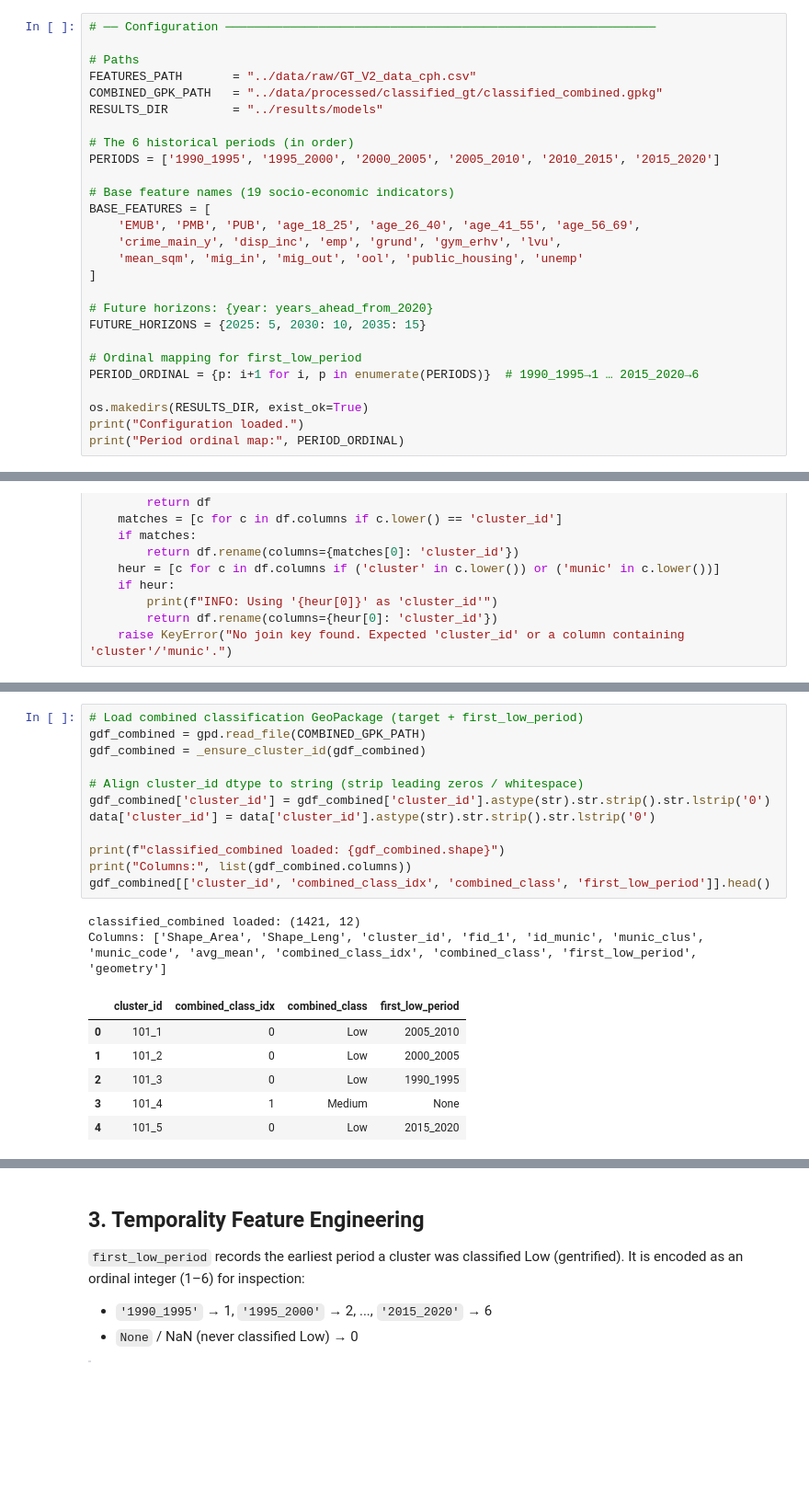
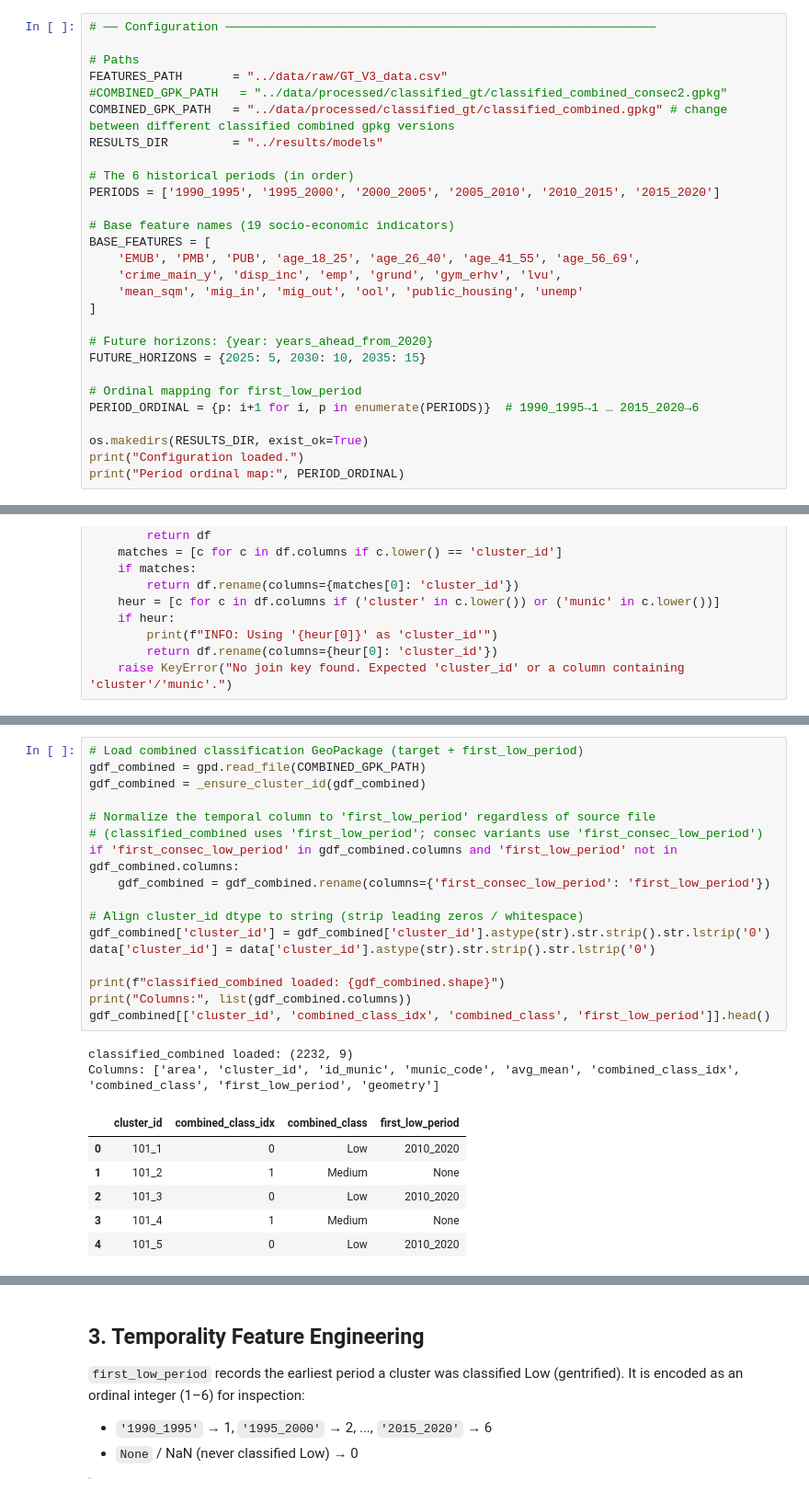
Before and after one commit to jonashansen886-cyber/Gentrification_model_Copenhagen, a Jupyter notebook: notebooks/05_XGBoost_model.ipynb, the cells around one changed output, grey strips where cells are left out. Shown at 92% size. Saved outputs shown, nothing was run; the diff lists cells and outputs as text; blank space fills up the shorter version.

```diff
--- a/notebooks/05_XGBoost_model.ipynb
+++ b/notebooks/05_XGBoost_model.ipynb
@@ -32,8 +32,9 @@ from sklearn.utils.class_weight import compute_class_weight
 # ── Configuration ────────────────────────────────────────────────────────────
 
 # Paths
-FEATURES_PATH       = "../data/raw/GT_V2_data_cph.csv"
-COMBINED_GPK_PATH   = "../data/processed/classified_gt/classified_combined.gpkg"
+FEATURES_PATH       = "../data/raw/GT_V3_data.csv"
+#COMBINED_GPK_PATH   = "../data/processed/classified_gt/classified_combined_consec2.gpkg"
+COMBINED_GPK_PATH   = "../data/processed/classified_gt/classified_combined.gpkg" # change between different classified combined gpkg versions
 RESULTS_DIR         = "../results/models"
 
 # The 6 historical periods (in order)
@@ -91,24 +92,29 @@ GT_V2 features loaded: (1421, 267)
 # %%
 # Load combined classification GeoPackage (target + first_low_period)
 gdf_combined = gpd.read_file(COMBINED_GPK_PATH)
 gdf_combined = _ensure_cluster_id(gdf_combined)
+
+# Normalize the temporal column to 'first_low_period' regardless of source file
+# (classified_combined uses 'first_low_period'; consec variants use 'first_consec_low_period')
+if 'first_consec_low_period' in gdf_combined.columns and 'first_low_period' not in gdf_combined.columns:
+    gdf_combined = gdf_combined.rename(columns={'first_consec_low_period': 'first_low_period'})
 
 # Align cluster_id dtype to string (strip leading zeros / whitespace)
 gdf_combined['cluster_id'] = gdf_combined['cluster_id'].astype(str).str.strip().str.lstrip('0')
 data['cluster_id'] = data['cluster_id'].astype(str).str.strip().str.lstrip('0')
 
 print(f"classified_combined loaded: {gdf_combined.shape}")
 print("Columns:", list(gdf_combined.columns))
 gdf_combined[['cluster_id', 'combined_class_idx', 'combined_class', 'first_low_period']].head()
 # %% [output]
-classified_combined loaded: (1421, 12)
-Columns: ['Shape_Area', 'Shape_Leng', 'cluster_id', 'fid_1', 'id_munic', 'munic_clus', 'munic_code', 'avg_mean', 'combined_class_idx', 'combined_class', 'first_low_period', 'geometry']
+classified_combined loaded: (2232, 9)
+Columns: ['area', 'cluster_id', 'id_munic', 'munic_code', 'avg_mean', 'combined_class_idx', 'combined_class', 'first_low_period', 'geometry']
 |  | cluster_id | combined_class_idx | combined_class | first_low_period |
-| 0 | 101_1 | 0 | Low | 2005_2010 |
-| 1 | 101_2 | 0 | Low | 2000_2005 |
-| 2 | 101_3 | 0 | Low | 1990_1995 |
+| 0 | 101_1 | 0 | Low | 2010_2020 |
+| 1 | 101_2 | 1 | Medium | None |
+| 2 | 101_3 | 0 | Low | 2010_2020 |
 | 3 | 101_4 | 1 | Medium | None |
-| 4 | 101_5 | 0 | Low | 2015_2020 |
+| 4 | 101_5 | 0 | Low | 2010_2020 |
 # %%
 # Keep only the columns we need from the GeoPackage
 labels = gdf_combined[['cluster_id', 'combined_class_idx', 'combined_class', 'first_low_period']].copy()
```
Also changed, not shown: parts of 26 cells of this notebook, 23 other files.
